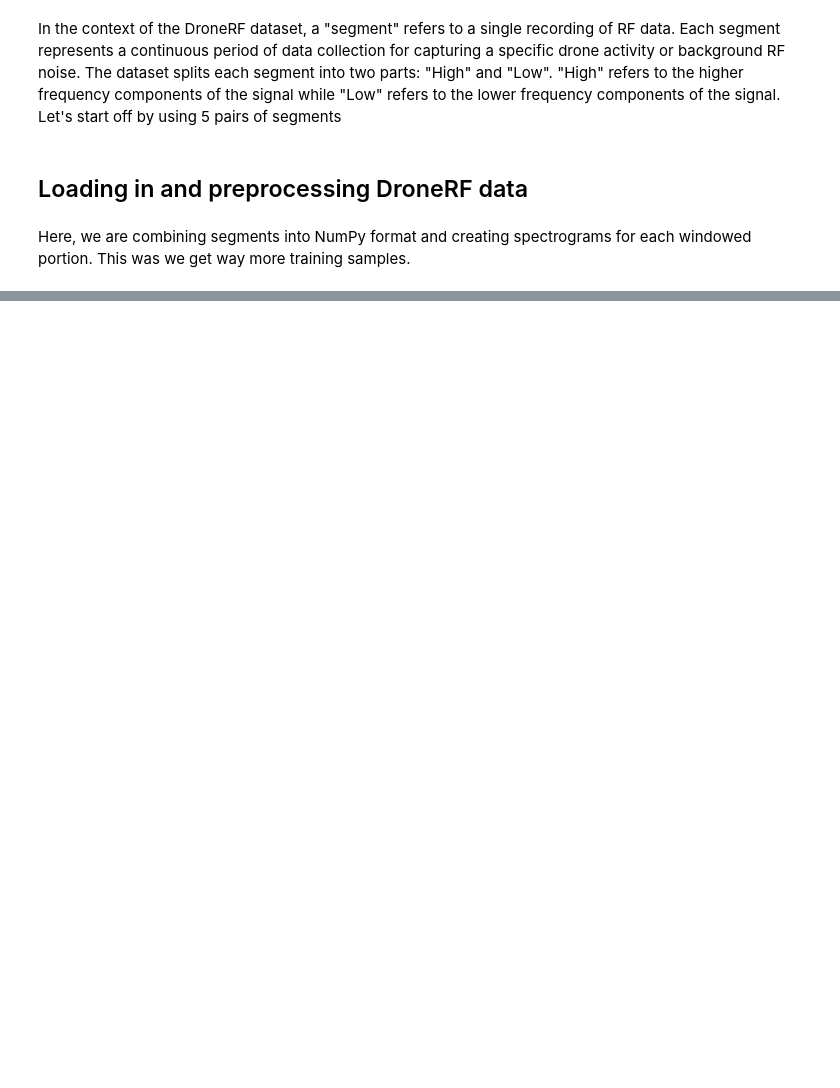
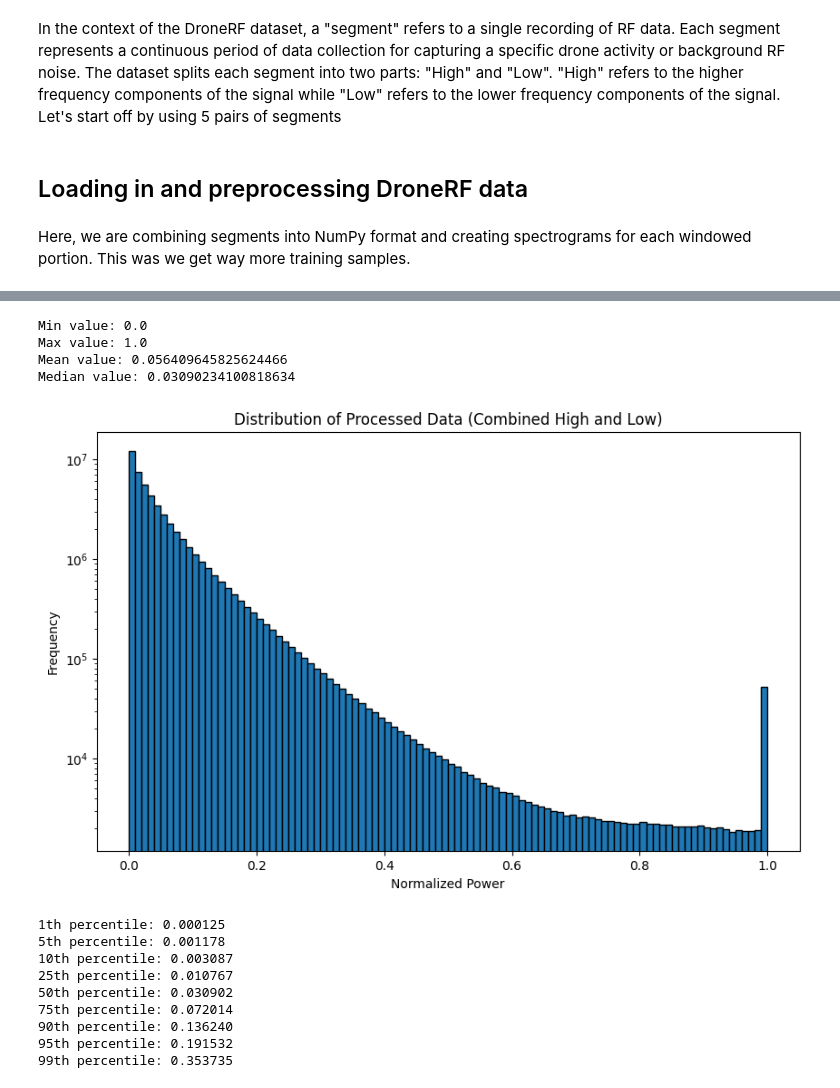
Before and after one commit to r-dura/rf-anomaly-detection, a Jupyter notebook: loading_data.ipynb, the cells around one changed output, grey strips where cells are left out. Cells and saved outputs as stored; diff of their text form; code cells hidden in the pictures; blank space fills up the shorter version.

```diff
--- a/loading_data.ipynb
+++ b/loading_data.ipynb
@@ -39,0 +39,28 @@ plt.show()
+# %%
+all_values = np.concatenate([spec[2].flatten() for spec in data])
+print(f"Min value: {np.min(all_values)}")
+print(f"Max value: {np.max(all_values)}")
+print(f"Mean value: {np.mean(all_values)}")
+print(f"Median value: {np.median(all_values)}")
+# %% [output]
+Min value: 0.0
+Max value: 1.0
+Mean value: 0.056409645825624466
+Median value: 0.03090234100818634
+# %%
+plot_distribution(data, "Distribution of Processed Data (Combined High and Low)")
+
+percentiles = [1, 5, 10, 25, 50, 75, 90, 95, 99]
+for p in percentiles:
+    print(f"{p}th percentile: {np.percentile(all_values, p):.6f}")
+# %% [output]
+[figure, added]
+1th percentile: 0.000125
+5th percentile: 0.001178
+10th percentile: 0.003087
+25th percentile: 0.010767
+50th percentile: 0.030902
+75th percentile: 0.072014
+90th percentile: 0.136240
+95th percentile: 0.191532
+99th percentile: 0.353735
```
Also changed, not shown: parts of 10 cells of this notebook, 3 other files.
